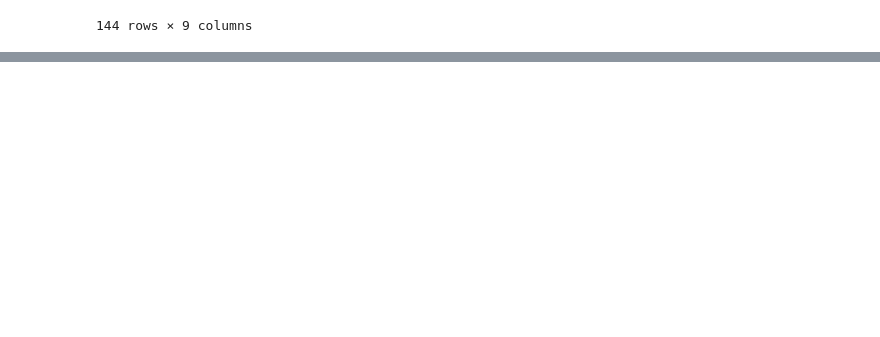
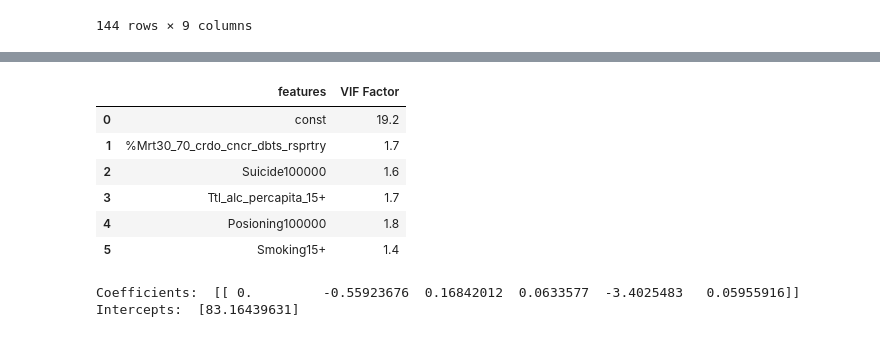
Before and after one commit to jaredhazlett/global-health-map, a Jupyter notebook: Merge_Datasets.ipynb, the cells around one changed output, grey strips where cells are left out. Drawn from its saved outputs; the diff is of its cells as text; code cells hidden in the pictures; blank space fills up the shorter version.

```diff
--- a/Merge_Datasets.ipynb
+++ b/Merge_Datasets.ipynb
@@ -210,0 +221,24 @@ df_all_2015.sort_values(by=["Life_Expectancy"], ascending=False)
+# %%
+# For each X, calculate VIF and save in dataframe
+from statsmodels.stats.outliers_influence import variance_inflation_factor
+vif = pd.DataFrame()
+vif["features"] = X.columns
+vif["VIF Factor"] = [variance_inflation_factor(X.values, i) for i in range(X.shape[1])]
+vif.round(1)
+# %% [output]
+|  | features | VIF Factor |
+| 0 | const | 19.2 |
+| 1 | %Mrt30_70_crdo_cncr_dbts_rsprtry | 1.7 |
+| 2 | Suicide100000 | 1.6 |
+| 3 | Ttl_alc_percapita_15+ | 1.7 |
+| 4 | Posioning100000 | 1.8 |
+| 5 | Smoking15+ | 1.4 |
+# %%
+from sklearn.linear_model import LinearRegression
+Linear = LinearRegression()
+Linear.fit(X,y)
+print("Coefficients: ",Linear.coef_)
+print("Intercepts: ",Linear.intercept_)
+# %% [output]
+Coefficients:  [[ 0.         -0.55923676  0.16842012  0.0633577  -3.4025483   0.05955916]]
+Intercepts:  [83.16439631]
```
Also changed, not shown: parts of 10 cells of this notebook, 1 other file.
